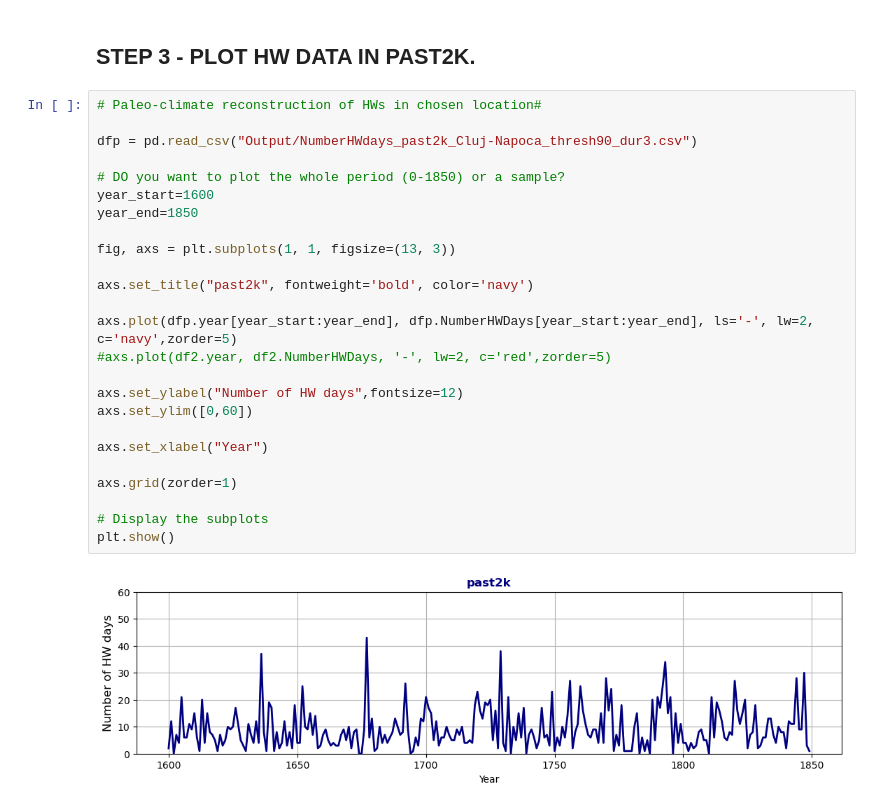
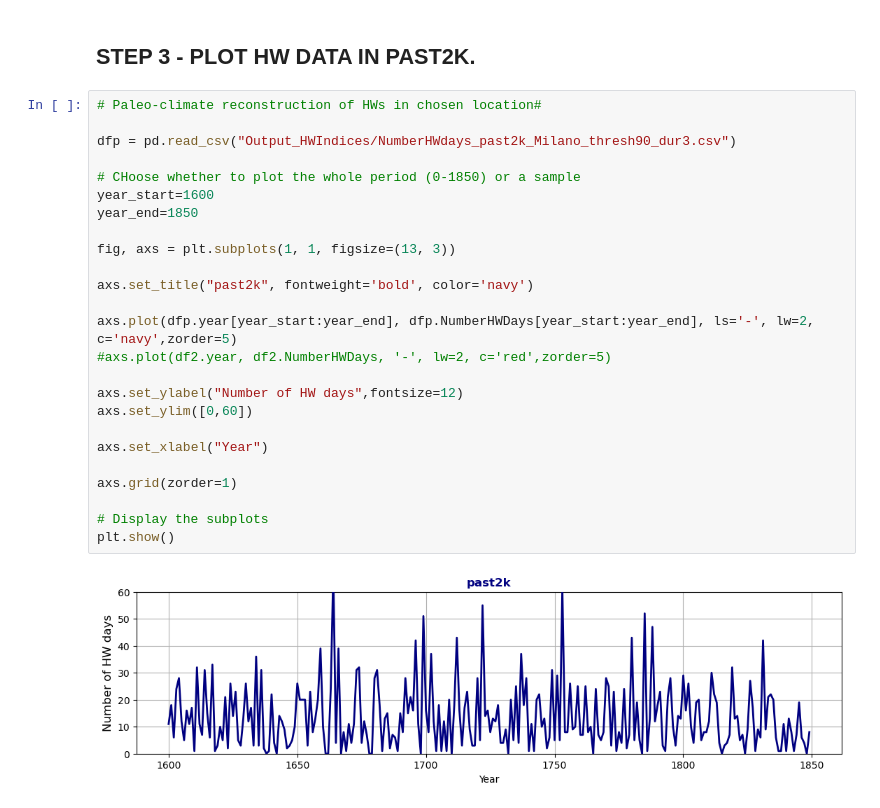
Before and after one commit to climateintelligence/DDHWSF, a Jupyter notebook: DDHWSF_Training/1b_Heatwaves-plot.ipynb, the cells around one changed output. Drawn from its saved outputs; the diff is of its cells as text.

```diff
--- a/DDHWSF_Training/1b_Heatwaves-plot.ipynb
+++ b/DDHWSF_Training/1b_Heatwaves-plot.ipynb
@@ -64,27 +63,27 @@ plt.show()
 # %%
 # Paleo-climate reconstruction of HWs in chosen location#
 
-dfp = pd.read_csv("Output/NumberHWdays_past2k_Cluj-Napoca_thresh90_dur3.csv")
+dfp = pd.read_csv("Output_HWIndices/NumberHWdays_past2k_Milano_thresh90_dur3.csv")
 
-# DO you want to plot the whole period (0-1850) or a sample?
+# CHoose whether to plot the whole period (0-1850) or a sample
 year_start=1600
 year_end=1850
 
 fig, axs = plt.subplots(1, 1, figsize=(13, 3))
 
 axs.set_title("past2k", fontweight='bold', color='navy')
 
 axs.plot(dfp.year[year_start:year_end], dfp.NumberHWDays[year_start:year_end], ls='-', lw=2, c='navy',zorder=5)
 #axs.plot(df2.year, df2.NumberHWDays, '-', lw=2, c='red',zorder=5)
 
 axs.set_ylabel("Number of HW days",fontsize=12)
 axs.set_ylim([0,60])
 
 axs.set_xlabel("Year")
 
 axs.grid(zorder=1)
 
 # Display the subplots
 plt.show()
 # %% [output]
-[figure, old version]
+[figure, new version]
```
Also changed, not shown: parts of 3 cells of this notebook, 17 other files.
